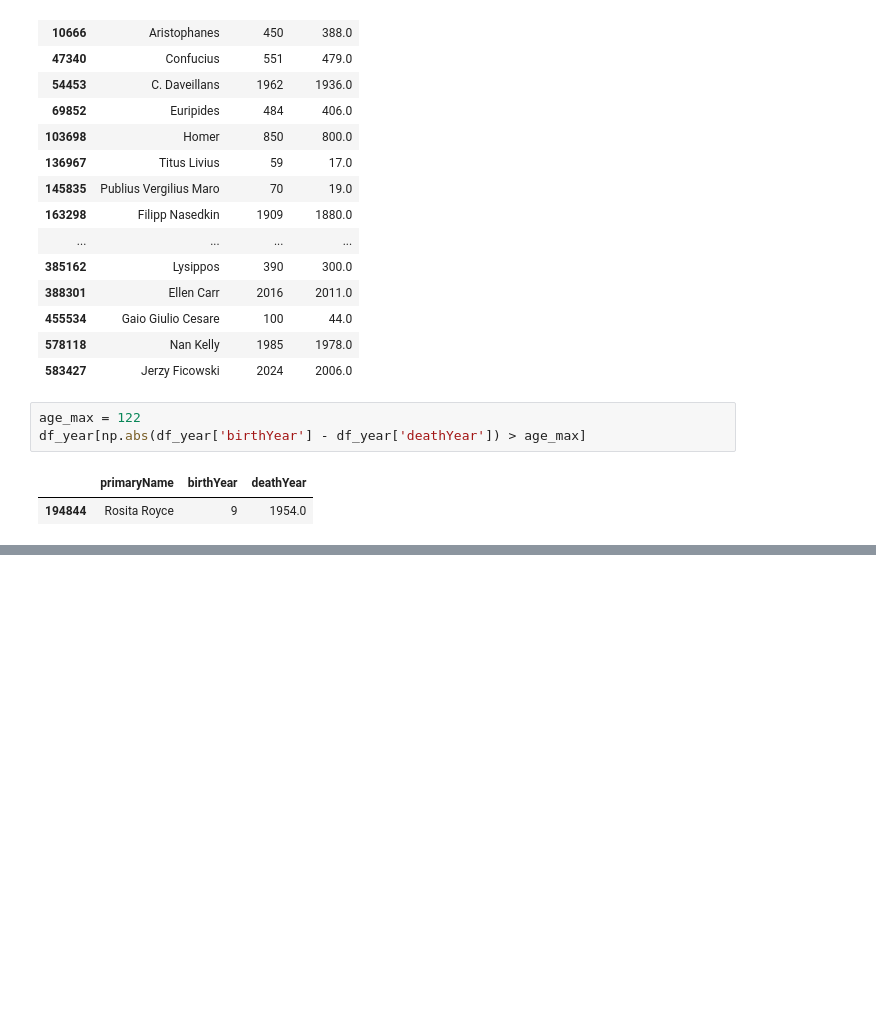
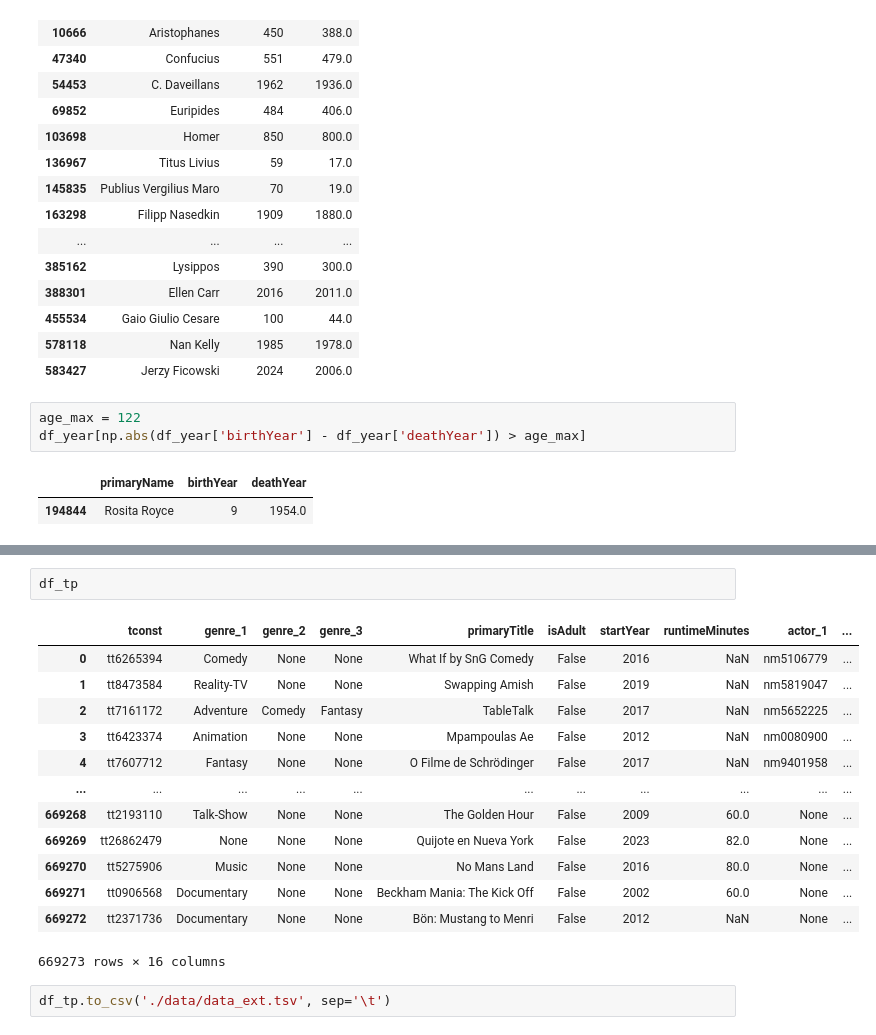
Before and after one commit to data-IA-2024/netfloox-recommandation-gr3, a Jupyter notebook: AnalyzeEDA.ipynb, the cells around one changed output, grey strips where cells are left out. Cells and saved outputs as stored; diff of their text form; blank space fills up the shorter version.

Commit message:
ADD Data extraction v1

```diff
--- a/AnalyzeEDA.ipynb
+++ b/AnalyzeEDA.ipynb
@@ -1172,0 +1301,18 @@ df_year[np.abs(df_year['birthYear'] - df_year['deathYear']) > age_max]
+# %%
+df_tp
+# %% [output]
+|  | tconst | genre_1 | genre_2 | genre_3 | primaryTitle | isAdult | startYear | runtimeMinutes | actor_1 | ... |
+| 0 | tt6265394 | Comedy | None | None | What If by SnG Comedy | False | 2016 | NaN | nm5106779 | ... |
+| 1 | tt8473584 | Reality-TV | None | None | Swapping Amish | False | 2019 | NaN | nm5819047 | ... |
+| 2 | tt7161172 | Adventure | Comedy | Fantasy | TableTalk | False | 2017 | NaN | nm5652225 | ... |
+| 3 | tt6423374 | Animation | None | None | Mpampoulas Ae | False | 2012 | NaN | nm0080900 | ... |
+| 4 | tt7607712 | Fantasy | None | None | O Filme de Schrödinger | False | 2017 | NaN | nm9401958 | ... |
+| ... | ... | ... | ... | ... | ... | ... | ... | ... | ... | ... |
+| 669268 | tt2193110 | Talk-Show | None | None | The Golden Hour | False | 2009 | 60.0 | None | ... |
+| 669269 | tt26862479 | None | None | None | Quijote en Nueva York | False | 2023 | 82.0 | None | ... |
+| 669270 | tt5275906 | Music | None | None | No Mans Land | False | 2016 | 80.0 | None | ... |
+| 669271 | tt0906568 | Documentary | None | None | Beckham Mania: The Kick Off | False | 2002 | 60.0 | None | ... |
+| 669272 | tt2371736 | Documentary | None | None | Bön: Mustang to Menri | False | 2012 | NaN | None | ... |
+669273 rows × 16 columns
+# %%
+df_tp.to_csv('./data/data_ext.tsv', sep='\t')
```
Also changed, not shown: parts of 56 cells of this notebook.
